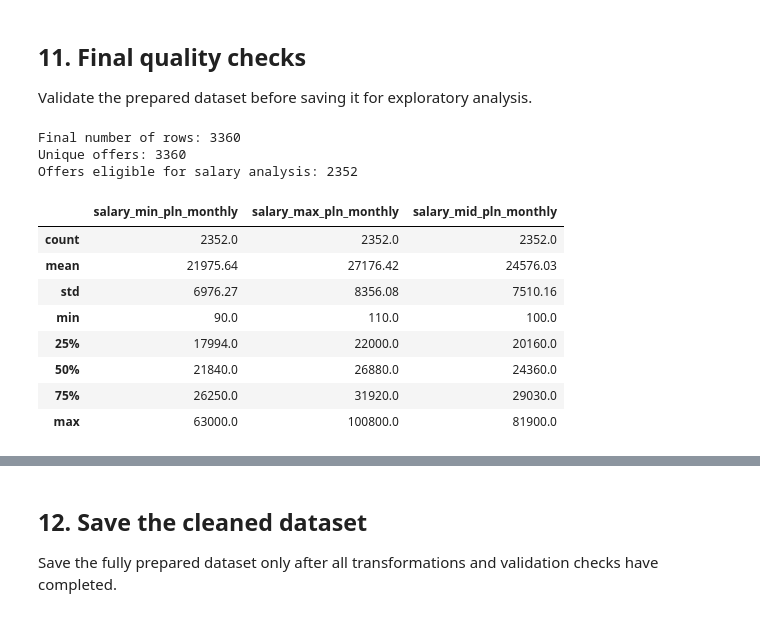
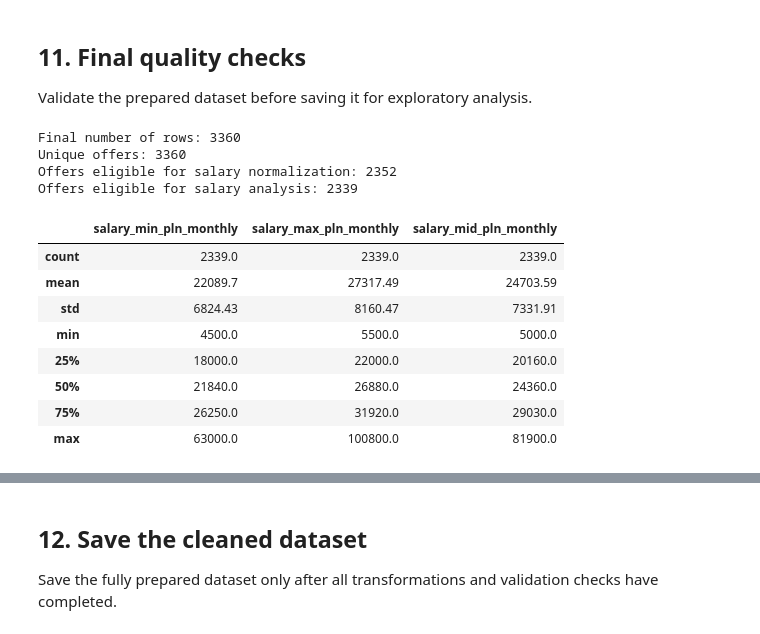
Before and after one commit to MateuszWojno/job_market_intelligence, a Jupyter notebook: notebooks/data_preparation.ipynb, the cells around one changed output, grey strips where cells are left out. Saved outputs shown, nothing was run; the diff lists cells and outputs as text; code cells hidden in the pictures.

Commit message:
Improve data preparation and salary quality validation

```diff
--- a/notebooks/data_preparation.ipynb
+++ b/notebooks/data_preparation.ipynb
@@ -769,17 +798,17 @@ df["experience_years_v3"] = (
 df["experience_years_confident"] = (
     df["experience_years_min"]
     .where(
-        df["experience_years_v3"].notna()
+        df["experience_years_extracted"].notna()
         & (
             df["experience_years_min"]
-            == df["experience_years_v3"]
+            == df["experience_years_extracted"]
         )
     )
     .astype("Int64")
 )
 # %%
 df = df.drop(
-    columns=["experience_years_v3"]
+    columns=["experience_years_extracted"]
 )
 # %%
 df = df.drop(columns=["experience"])
@@ -909,6 +938,8 @@ dtype: object
 HOURS_PER_MONTH = 168
 DAYS_PER_MONTH = 21
 MONTHS_PER_YEAR = 12
+SALARY_MONTHLY_MIN = 5_000
+SALARY_MONTHLY_MAX = 100_000
 
 # NBP average exchange rates, table A, 2026-08-21
 EXCHANGE_RATE_DATE = "2026-08-21"
@@ -974,11 +1005,19 @@ df[normalized_salary_columns] = (
     .round(2)
 )
 # %%
-df["salary_analysis_eligible"] = (
+df["salary_normalization_eligible"] = (
     df["salary_min_pln_monthly"].notna()
     & df["salary_max_pln_monthly"].notna()
     & df["salary_mid_pln_monthly"].notna()
 )
+
+df["salary_analysis_eligible"] = (
+    df["salary_normalization_eligible"]
+    & df["salary_mid_pln_monthly"].between(
+        SALARY_MONTHLY_MIN,
+        SALARY_MONTHLY_MAX,
+    )
+)
 # %%
 foreign_currency = df["salary_currency"].isin(
     ["EUR", "USD"]
@@ -1001,39 +1040,49 @@ salary_summary_columns = [
     "salary_mid_pln_monthly",
 ]
 
+assert df["job_id"].is_unique
 assert df["url"].is_unique
 assert not (
     df["salary_min_pln_monthly"]
     > df["salary_max_pln_monthly"]
 ).fillna(False).any()
 assert df.loc[
     df["salary_period"].isna(),
     ["salary_min", "salary_max", "salary_currency"],
 ].isna().all().all()
+assert not (
+    df["salary_analysis_eligible"]
+    & ~df["salary_normalization_eligible"]
+).any()
 
 print("Final number of rows:", len(df))
 print("Unique offers:", df["url"].nunique())
+print(
+    "Offers eligible for salary normalization:",
+    int(df["salary_normalization_eligible"].sum()),
+)
 print(
     "Offers eligible for salary analysis:",
     int(df["salary_analysis_eligible"].sum()),
 )
 
 display(
     df.loc[
         df["salary_analysis_eligible"],
         salary_summary_columns,
     ].describe().round(2)
 )
 # %% [output]
 Final number of rows: 3360
 Unique offers: 3360
-Offers eligible for salary analysis: 2352
+Offers eligible for salary normalization: 2352
+Offers eligible for salary analysis: 2339
 |  | salary_min_pln_monthly | salary_max_pln_monthly | salary_mid_pln_monthly |
-| count | 2352.0 | 2352.0 | 2352.0 |
-| mean | 21975.64 | 27176.42 | 24576.03 |
-| std | 6976.27 | 8356.08 | 7510.16 |
-| min | 90.0 | 110.0 | 100.0 |
-| 25% | 17994.0 | 22000.0 | 20160.0 |
+| count | 2339.0 | 2339.0 | 2339.0 |
+| mean | 22089.7 | 27317.49 | 24703.59 |
+| std | 6824.43 | 8160.47 | 7331.91 |
+| min | 4500.0 | 5500.0 | 5000.0 |
+| 25% | 18000.0 | 22000.0 | 20160.0 |
 | 50% | 21840.0 | 26880.0 | 24360.0 |
 | 75% | 26250.0 | 31920.0 | 29030.0 |
 | max | 63000.0 | 100800.0 | 81900.0 |
```
Also changed, not shown: parts of 8 cells of this notebook.
